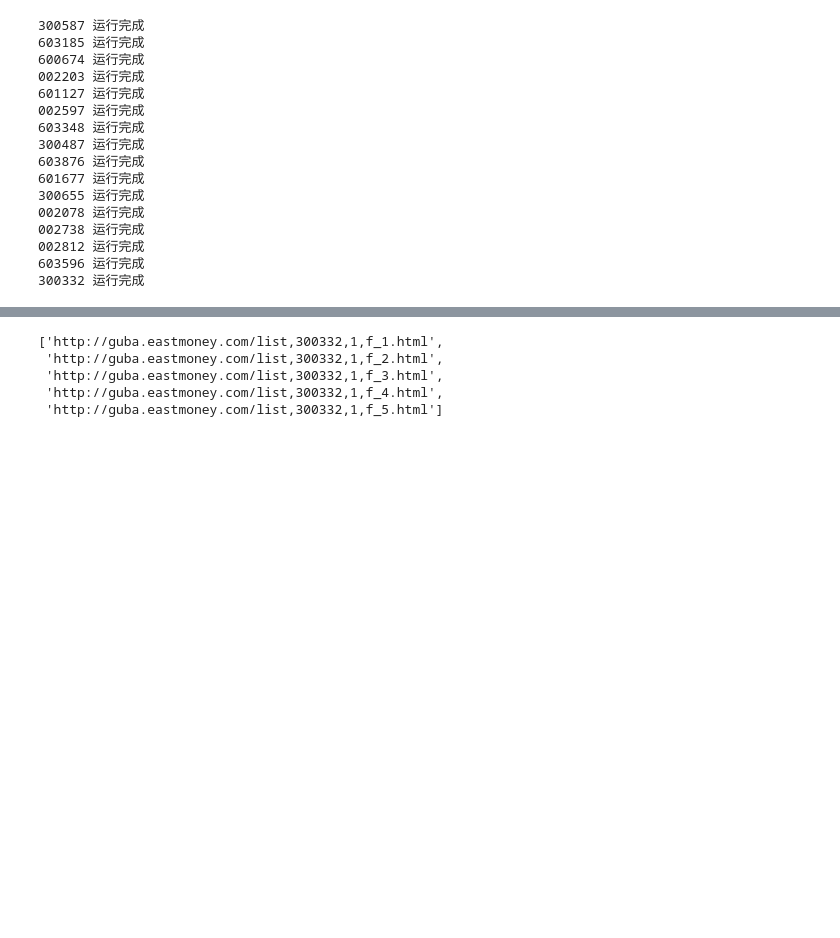
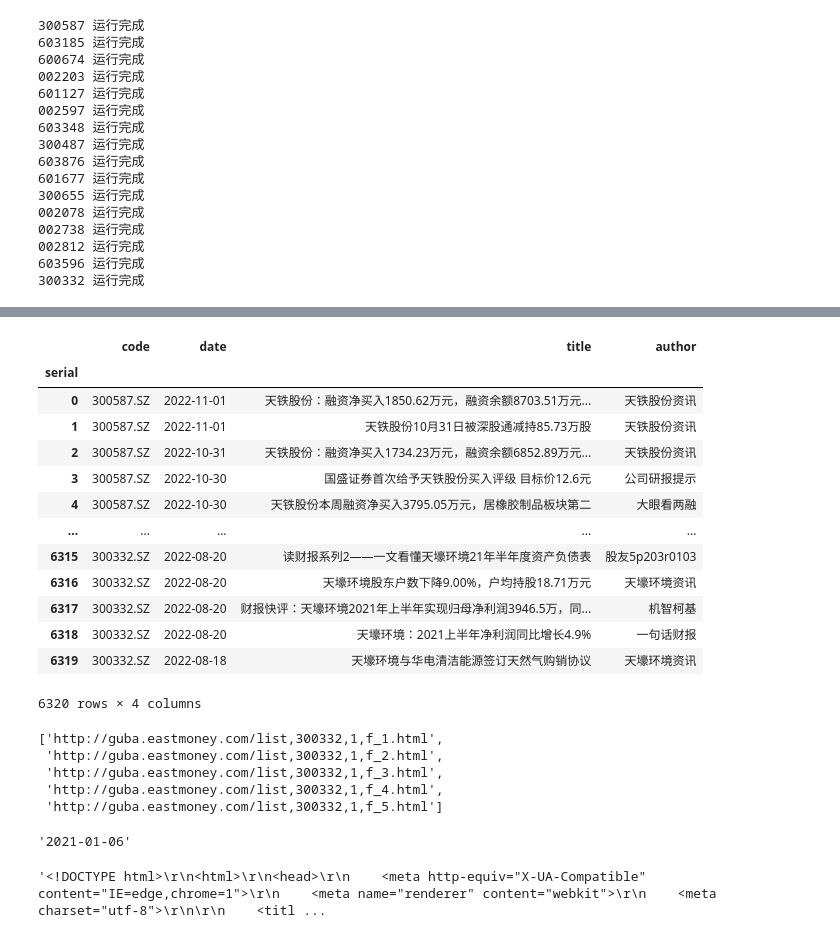
Before and after one commit to PXY11/trading-optimize, a Jupyter notebook: get_data_news.ipynb, the cells around one changed output, grey strips where cells are left out. Saved outputs shown, nothing was run; the diff lists cells and outputs as text; code cells hidden in the pictures; blank space fills up the shorter version.

```diff
--- a/get_data_news.ipynb
+++ b/get_data_news.ipynb
@@ -115,3 +180,27 @@ for stk_code in stk_code_list:
+# %%
+df_total_news = pd.concat(df_res)
+df_total_news['serial'] = [i for i in range(len(df_total_news))]
+df_total_news = df_total_news.set_index('serial')
+
+df_total_news['date'] = df_total_news['renew'].apply(lambda x:'2022-' + x.split(' ')[0])
+cols = ['code','date','title','author']
+df_total_news = df_total_news[cols]
+df_total_news
+# %% [output]
+|  | code | date | title | author |
+| serial |  |  |  |  |
+| 0 | 300587.SZ | 2022-11-01 | 天铁股份：融资净买入1850.62万元，融资余额8703.51万元... | 天铁股份资讯 |
+| 1 | 300587.SZ | 2022-11-01 | 天铁股份10月31日被深股通减持85.73万股 | 天铁股份资讯 |
+| 2 | 300587.SZ | 2022-10-31 | 天铁股份：融资净买入1734.23万元，融资余额6852.89万元... | 天铁股份资讯 |
+| 3 | 300587.SZ | 2022-10-30 | 国盛证券首次给予天铁股份买入评级 目标价12.6元 | 公司研报提示 |
+| 4 | 300587.SZ | 2022-10-30 | 天铁股份本周融资净买入3795.05万元，居橡胶制品板块第二 | 大眼看两融 |
+| ... | ... | ... | ... | ... |
+| 6315 | 300332.SZ | 2022-08-20 | 读财报系列2——一文看懂天壕环境21年半年度资产负债表 | 股友5p203r0103 |
+| 6316 | 300332.SZ | 2022-08-20 | 天壕环境股东户数下降9.00%，户均持股18.71万元 | 天壕环境资讯 |
+| 6317 | 300332.SZ | 2022-08-20 | 财报快评：天壕环境2021年上半年实现归母净利润3946.5万，同... | 机智柯基 |
+| 6318 | 300332.SZ | 2022-08-20 | 天壕环境：2021上半年净利润同比增长4.9% | 一句话财报 |
+| 6319 | 300332.SZ | 2022-08-18 | 天壕环境与华电清洁能源签订天然气购销协议 | 天壕环境资讯 |
+6320 rows × 4 columns
 # %%
 url_list
 # %% [output]
@@ -120,3 +209,20 @@ url_list
  'http://guba.eastmoney.com/list,300332,1,f_3.html',
  'http://guba.eastmoney.com/list,300332,1,f_4.html',
  'http://guba.eastmoney.com/list,300332,1,f_5.html']
+# %%
+headers = {
+    # 'User-Agent': UserAgent(verify_ssl=False).random,
+    'User-Agent': 'Mozilla/5.0 (Macintosh; Intel Mac OS X 10_15_7) AppleWebKit/537.36 (KHTML, like Gecko) Chrome/106.0.0.0 Safari/537.36',
+    'cookie': 'qgqp_b_id=b90ae58b50ba4b8868c1988b80823e4c; st_si=62771611099798; st_asi=delete; st_pvi=50748890314615; st_sp=2022-10-24 11:22:01; st_inirUrl=http://guba.eastmoney.com/list,hk01810,1,f_1.html; st_sn=2; st_psi=20221024112234183-117001300541-9748756866'
+}
+url = 'http://guba.eastmoney.com/news,300332,993551392.html'
+res = requests.get(url,headers = headers)
+html = res.text
+soup = BeautifulSoup(html,"html.parser")
+publish_date = str(soup.select(".zwfbtime")[0]).split('\n')[1].strip().split(' ')[1]
+# %% [output]
+'2021-01-06'
+# %%
+html
+# %% [output]
+'<!DOCTYPE html>\r\n<html>\r\n<head>\r\n    <meta http-equiv="X-UA-Compatible" content="IE=edge,chrome=1">\r\n    <meta name="renderer" content="webkit">\r\n    <meta charset="utf-8">\r\n\r\n    <titl ...
```
Also changed, not shown: parts of 6 cells of this notebook, 33 other files.
